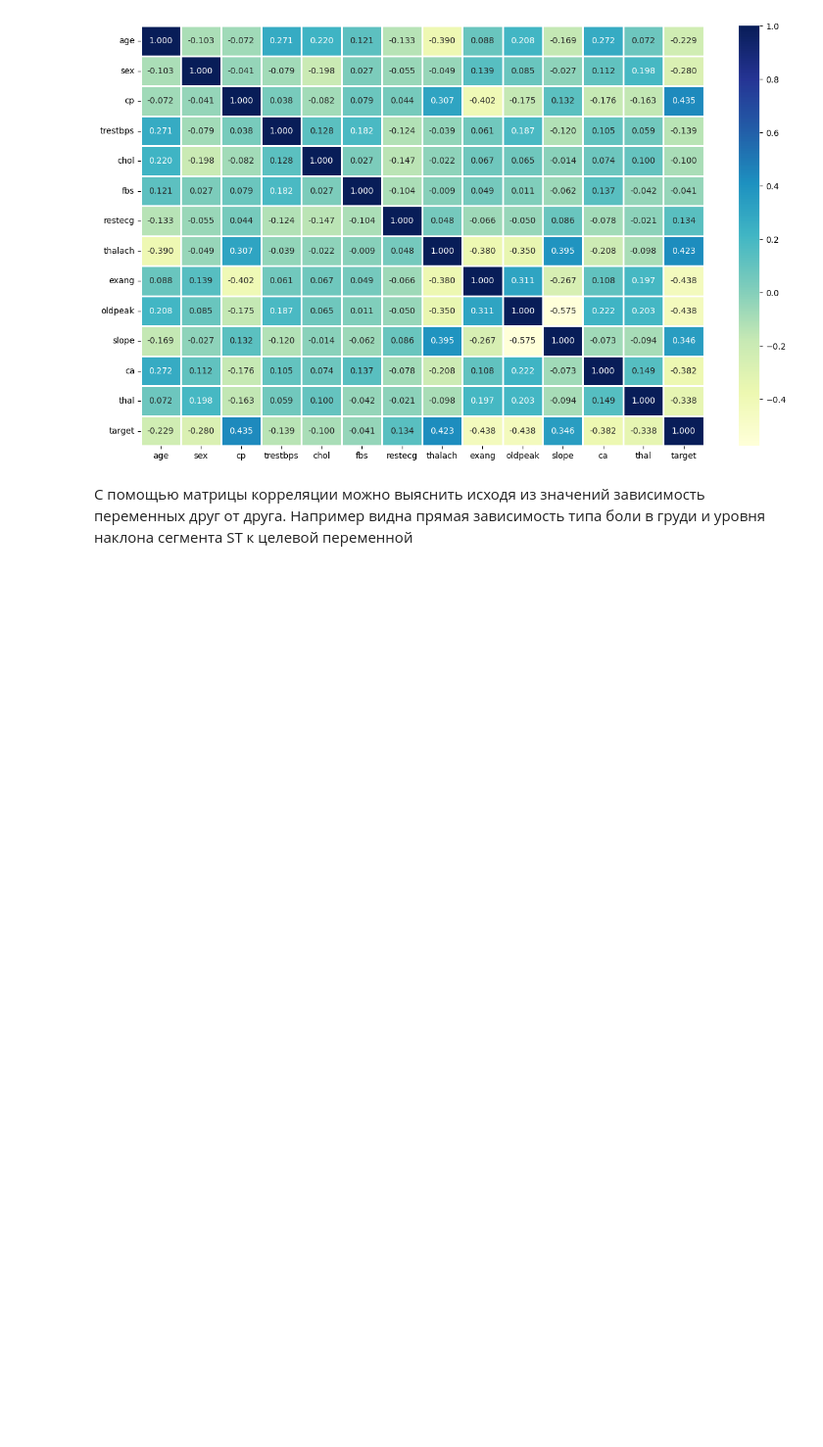
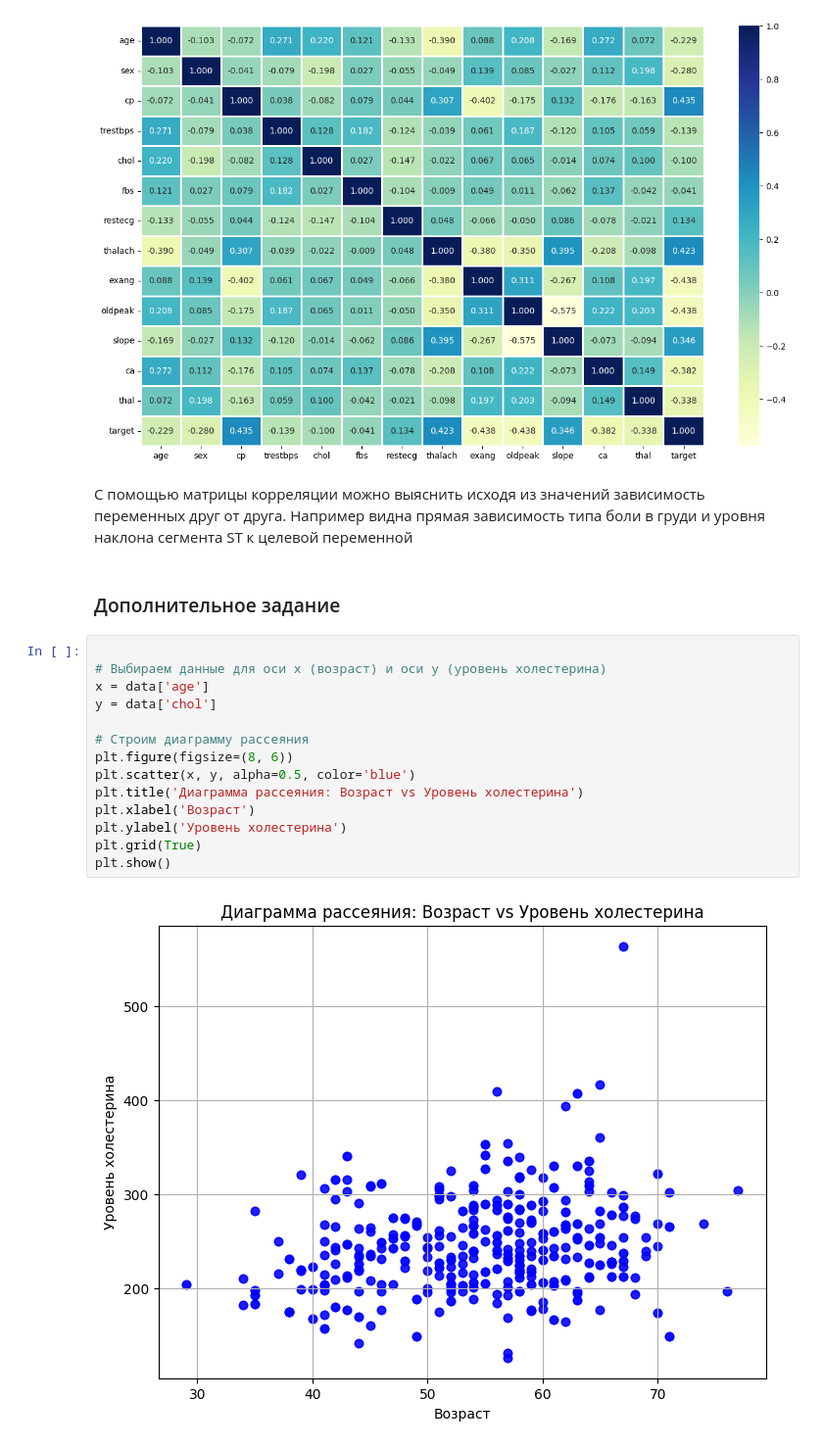
Before and after one commit to daniilsmiirnov/TMO, a Jupyter notebook: rk1.ipynb, the cells around one changed output. Shown: that part at 98% size. Cells and saved outputs as stored; diff of their text form; blank space fills up the shorter version.

```diff
--- a/rk1.ipynb
+++ b/rk1.ipynb
@@ -269,3 +269,21 @@ sns.heatmap(cor_matrix,
 [figure]
 # %% [markdown]
 С помощью матрицы корреляции можно выяснить исходя из значений зависимость переменных друг от друга. Например видна прямая зависимость типа боли в груди и уровня наклона сегмента ST к целевой переменной
+# %% [markdown]
+### Дополнительное задание
+# %%
+
+# Выбираем данные для оси x (возраст) и оси y (уровень холестерина)
+x = data['age']
+y = data['chol']
+
+# Строим диаграмму рассеяния
+plt.figure(figsize=(8, 6))
+plt.scatter(x, y, alpha=0.5, color='blue')
+plt.title('Диаграмма рассеяния: Возраст vs Уровень холестерина')
+plt.xlabel('Возраст')
+plt.ylabel('Уровень холестерина')
+plt.grid(True)
+plt.show()
+# %% [output]
+[figure, added]
```
